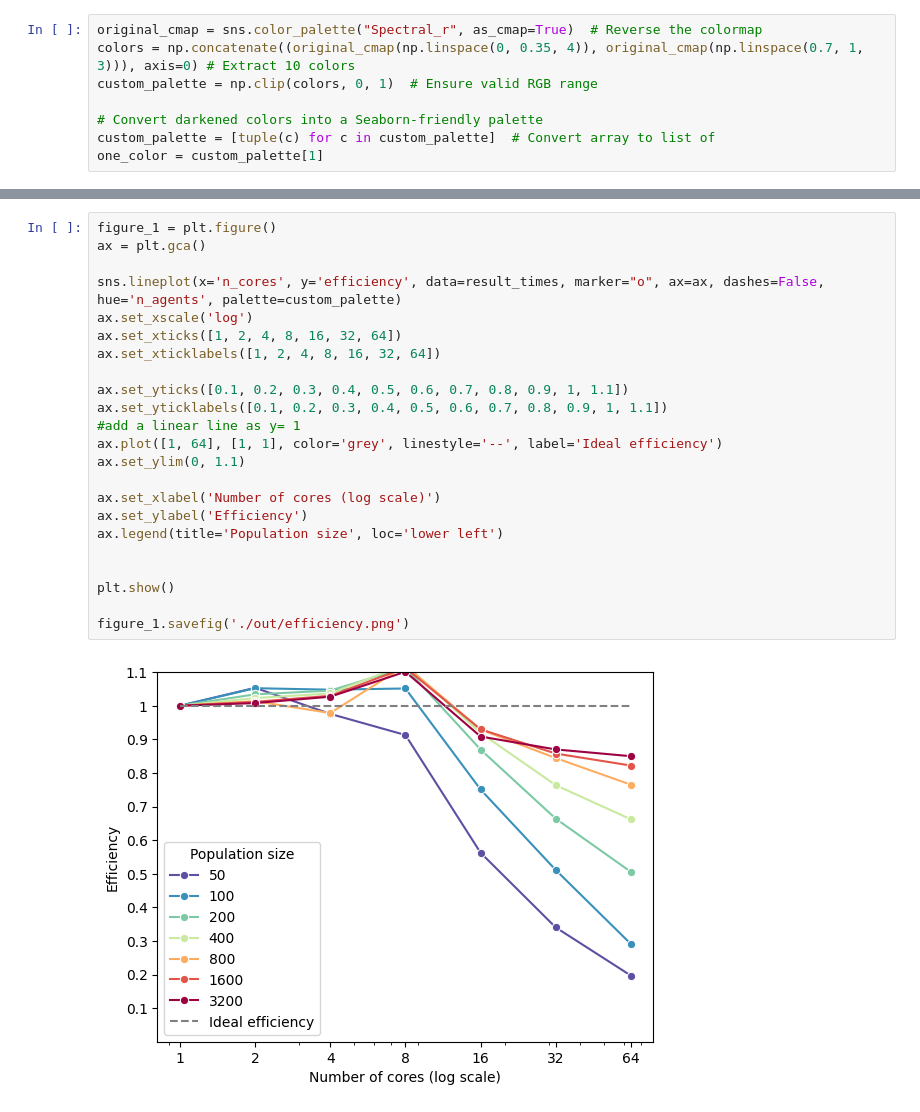
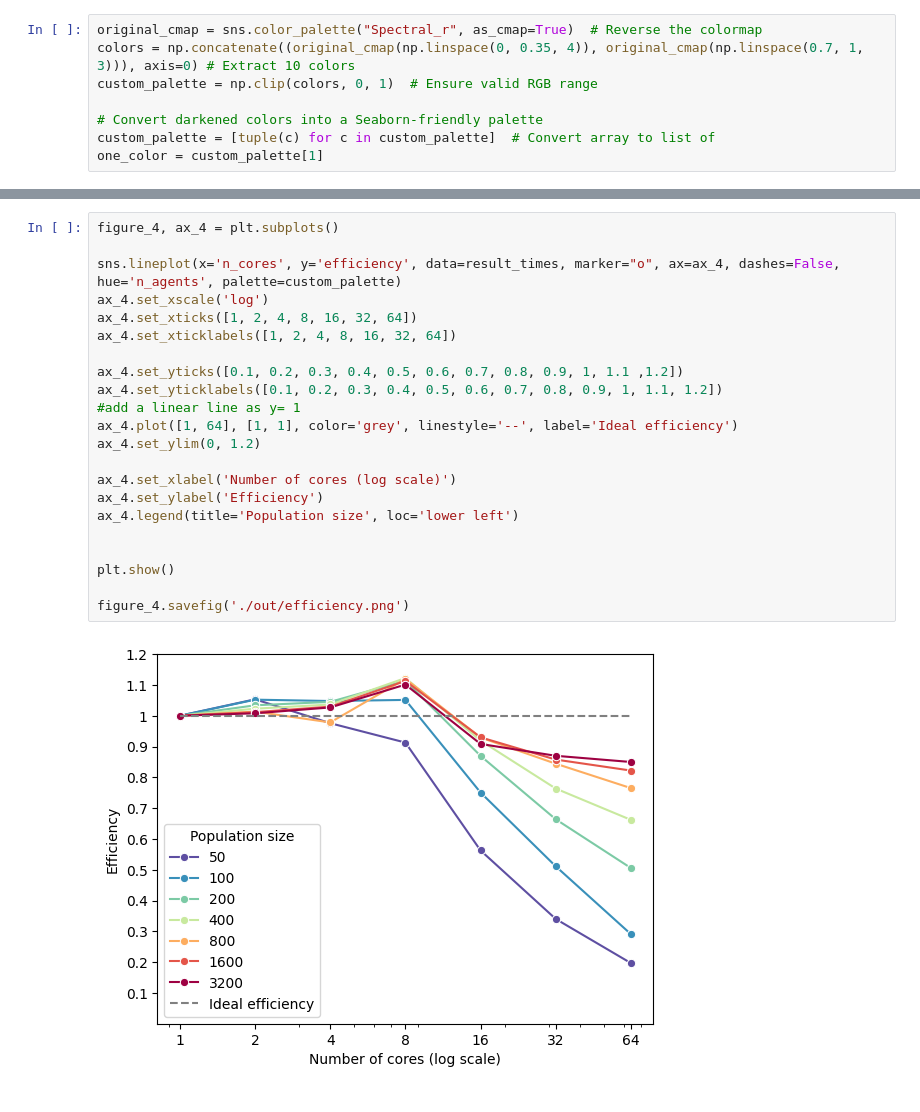
Before and after one commit to muraronicola/Parallel-implementation-of-Gravitational-Search-Algorithm, a Jupyter notebook: plots/plots.ipynb, the cells around one changed output, grey strips where cells are left out. Cells and saved outputs as stored; diff of their text form.

Commit message:
added code for plots and table; (& fix various bugs)

```diff
--- a/plots/plots.ipynb
+++ b/plots/plots.ipynb
@@ -87,28 +171,27 @@ figure_1.savefig('./out/speedup.png')
 # %% [output]
 [figure]
 # %%
-figure_1 = plt.figure()
-ax = plt.gca()
+figure_4, ax_4 = plt.subplots()
 
-sns.lineplot(x='n_cores', y='efficiency', data=result_times, marker="o", ax=ax, dashes=False, hue='n_agents', palette=custom_palette)
-ax.set_xscale('log')
-ax.set_xticks([1, 2, 4, 8, 16, 32, 64])
-ax.set_xticklabels([1, 2, 4, 8, 16, 32, 64])
+sns.lineplot(x='n_cores', y='efficiency', data=result_times, marker="o", ax=ax_4, dashes=False, hue='n_agents', palette=custom_palette)
+ax_4.set_xscale('log')
+ax_4.set_xticks([1, 2, 4, 8, 16, 32, 64])
+ax_4.set_xticklabels([1, 2, 4, 8, 16, 32, 64])
 
-ax.set_yticks([0.1, 0.2, 0.3, 0.4, 0.5, 0.6, 0.7, 0.8, 0.9, 1, 1.1])
-ax.set_yticklabels([0.1, 0.2, 0.3, 0.4, 0.5, 0.6, 0.7, 0.8, 0.9, 1, 1.1])
+ax_4.set_yticks([0.1, 0.2, 0.3, 0.4, 0.5, 0.6, 0.7, 0.8, 0.9, 1, 1.1 ,1.2])
+ax_4.set_yticklabels([0.1, 0.2, 0.3, 0.4, 0.5, 0.6, 0.7, 0.8, 0.9, 1, 1.1, 1.2])
 #add a linear line as y= 1
-ax.plot([1, 64], [1, 1], color='grey', linestyle='--', label='Ideal efficiency')
-ax.set_ylim(0, 1.1)
+ax_4.plot([1, 64], [1, 1], color='grey', linestyle='--', label='Ideal efficiency')
+ax_4.set_ylim(0, 1.2)
 
-ax.set_xlabel('Number of cores (log scale)')
-ax.set_ylabel('Efficiency')
-ax.legend(title='Population size', loc='lower left')
+ax_4.set_xlabel('Number of cores (log scale)')
+ax_4.set_ylabel('Efficiency')
+ax_4.legend(title='Population size', loc='lower left')
 
 
 plt.show()
 
-figure_1.savefig('./out/efficiency.png')
+figure_4.savefig('./out/efficiency.png')
 # %% [output]
-[figure, old version]
+[figure, new version]
 # %%
```
Also changed, not shown: parts of 10 cells of this notebook, 9 other files.
